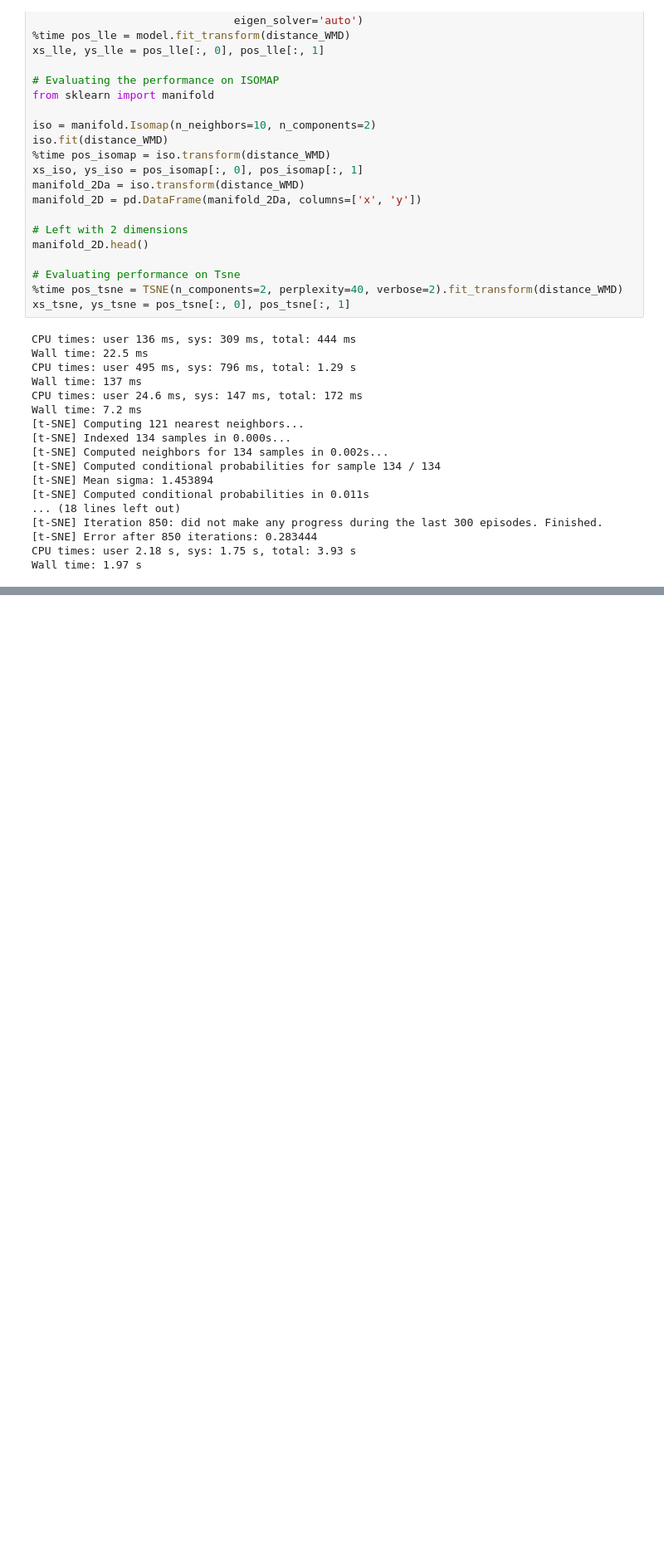
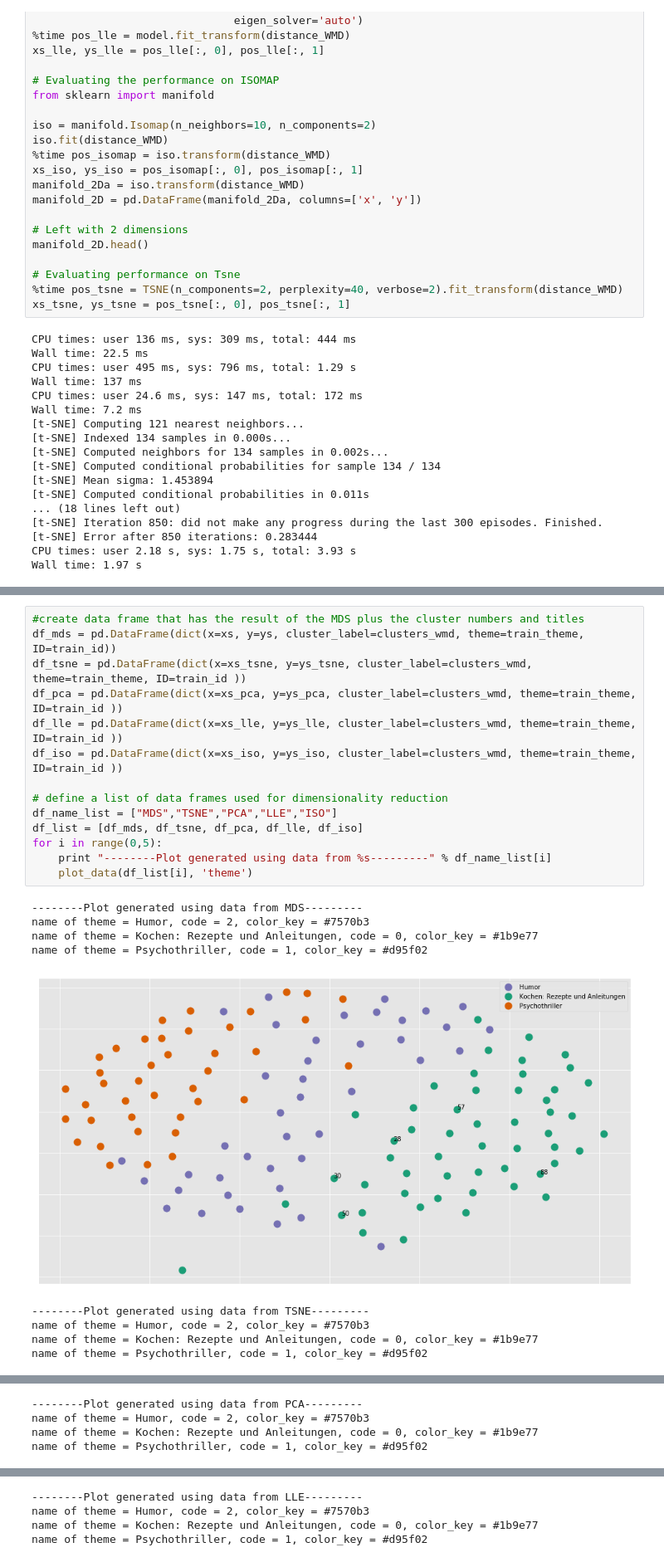
Before and after one commit to dupree/recommender_system, a Jupyter notebook: Bookstore_demoNotebook.ipynb, the cells around one changed output, grey strips where cells are left out. Shown at 83% size. Drawn from its saved outputs; the diff is of its cells as text; blank space fills up the shorter version.

Commit message:
changes with data plots functionality

```diff
--- a/Bookstore_demoNotebook.ipynb
+++ b/Bookstore_demoNotebook.ipynb
@@ -796,0 +781,24 @@ name of theme = Psychothriller, code = 1, color_key = #d95f02
+# %%
+#create data frame that has the result of the MDS plus the cluster numbers and titles
+df_mds = pd.DataFrame(dict(x=xs, y=ys, cluster_label=clusters_wmd, theme=train_theme, ID=train_id))
+df_tsne = pd.DataFrame(dict(x=xs_tsne, y=ys_tsne, cluster_label=clusters_wmd, theme=train_theme, ID=train_id ))
+df_pca = pd.DataFrame(dict(x=xs_pca, y=ys_pca, cluster_label=clusters_wmd, theme=train_theme, ID=train_id ))
+df_lle = pd.DataFrame(dict(x=xs_lle, y=ys_lle, cluster_label=clusters_wmd, theme=train_theme, ID=train_id ))
+df_iso = pd.DataFrame(dict(x=xs_iso, y=ys_iso, cluster_label=clusters_wmd, theme=train_theme, ID=train_id ))
+
+# define a list of data frames used for dimensionality reduction
+df_name_list = ["MDS","TSNE","PCA","LLE","ISO"]
+df_list = [df_mds, df_tsne, df_pca, df_lle, df_iso]
+for i in range(0,5):
+    print "--------Plot generated using data from %s---------" % df_name_list[i]
+    plot_data(df_list[i], 'theme')
+# %% [output]
+--------Plot generated using data from MDS---------
+name of theme = Humor, code = 2, color_key = #7570b3
+name of theme = Kochen: Rezepte und Anleitungen, code = 0, color_key = #1b9e77
+name of theme = Psychothriller, code = 1, color_key = #d95f02
+[figure, added]
+--------Plot generated using data from TSNE---------
+name of theme = Humor, code = 2, color_key = #7570b3
+name of theme = Kochen: Rezepte und Anleitungen, code = 0, color_key = #1b9e77
+name of theme = Psychothriller, code = 1, color_key = #d95f02
@@ -796,0 +806,4 @@ name of theme = Psychothriller, code = 1, color_key = #d95f02
+--------Plot generated using data from PCA---------
+name of theme = Humor, code = 2, color_key = #7570b3
+name of theme = Kochen: Rezepte und Anleitungen, code = 0, color_key = #1b9e77
+name of theme = Psychothriller, code = 1, color_key = #d95f02
@@ -796,0 +811,4 @@ name of theme = Psychothriller, code = 1, color_key = #d95f02
+--------Plot generated using data from LLE---------
+name of theme = Humor, code = 2, color_key = #7570b3
+name of theme = Kochen: Rezepte und Anleitungen, code = 0, color_key = #1b9e77
+name of theme = Psychothriller, code = 1, color_key = #d95f02
```
Also changed, not shown: parts of 2 cells of this notebook.
